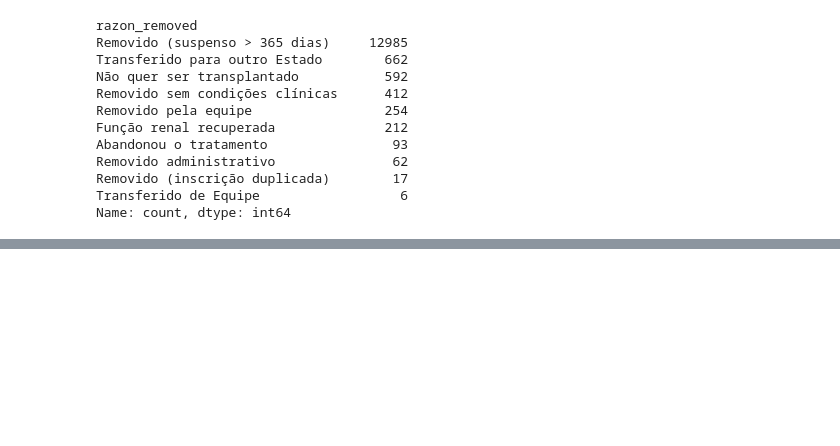
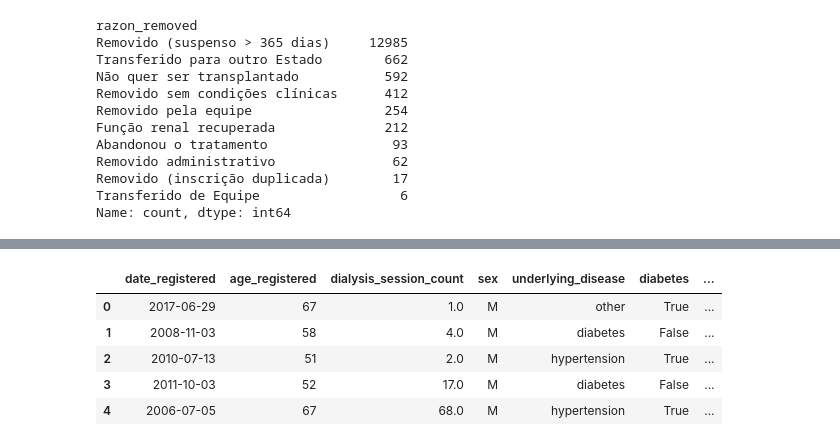
Before and after one commit to fmromeiro/mo810-kidney-waitlist, a Jupyter notebook: etl.ipynb, the cells around one changed output, grey strips where cells are left out. Cells and saved outputs as stored; diff of their text form; code cells hidden in the pictures; blank space fills up the shorter version.

Commit message:
Data preparation

```diff
--- a/etl.ipynb
+++ b/etl.ipynb
@@ -3,3 +20,4 @@
 # %%
 import pandas as pd
 pd.set_option('display.max_columns', None)
+pd.set_option('display.max_rows', None)
@@ -197,0 +261,57 @@ df_clean['razon_removed'].fillna('Não removido', inplace=True)
+# %%
+id = lambda x: x
+
+imperialize_disease = lambda x: {
+        'Outras': 'other',
+        'HAS': 'hypertension',
+        'Diabetes': 'diabetes',
+        'DNC': 'virulent_newcastle_disease',
+        'Pielonefrite': 'pyelonephritis',
+        'GNC': 'glomerulonephritis'
+    }[x]
+
+imperialize_allele_category = lambda x: 'homozygous' if x == 'homozigoto' else 'heterozygous'
+
+translate_boolean = lambda x: x == "Sim"
+
+categorize_event = lambda x: ['waiting', 'transplanted', 'died_waiting', 'removed'][x]
+
+feature_map = {
+    "date_registered": ("date", pd.to_datetime),
+    "age_registered": ("age_at_list_registration", id),
+    "dialysis_session_count": ("time_on_Dialysis", id),
+    "sex": ("sex", id),
+    "underlying_disease": ("underline_disease", np.vectorize(imperialize_disease)),
+    "diabetes": ("diabetes", lambda x: x == 1),
+    "blood_type": ("Blood_type", id),
+    "transfusion_count": ("number_transfusion", id),
+    "gestation": ("gestation", translate_boolean),
+    "prior_transplant": ("prior_transplant", translate_boolean),
+    "c_pra": ("cPRA", id),
+    "hla_a1": ("HLA_A1", id),
+    "hla_a2": ("HLA_A2", id),
+    "hla_b1": ("HLA_B1", id),
+    "hla_b2": ("HLA_B2", id),
+    "hla_dr1": ("HLA_DR1", id),
+    "hla_dr2": ("HLA_DR2", id),
+    "dr_00": ("DR_00", np.vectorize(imperialize_allele_category)),
+    "b_00": ("B_00", np.vectorize(imperialize_allele_category)),
+    "a_00": ("A_00", np.vectorize(imperialize_allele_category)),
+    "anti_hbc": ("anti.HBc", translate_boolean),
+    "anti_hcv": ("anti.HCV", translate_boolean),
+    "hbs_ag": ("agHBs", translate_boolean),
+    "event": ("event", np.vectorize(categorize_event)),
+    "days_waiting": ("time", id)
+}
+
+df_mapped = pd.DataFrame()
+for key, (source, transform) in feature_map.items():
+    df_mapped[key] = transform(df[source])
+df_mapped.head()
+# %% [output]
+|  | date_registered | age_registered | dialysis_session_count | sex | underlying_disease | diabetes | ... |
+| 0 | 2017-06-29 | 67 | 1.0 | M | other | True | ... |
+| 1 | 2008-11-03 | 58 | 4.0 | M | diabetes | False | ... |
+| 2 | 2010-07-13 | 51 | 2.0 | M | hypertension | True | ... |
+| 3 | 2011-10-03 | 52 | 17.0 | M | diabetes | False | ... |
+| 4 | 2006-07-05 | 67 | 68.0 | M | hypertension | True | ... |
```
Also changed, not shown: parts of 13 cells of this notebook, 1 other file.
